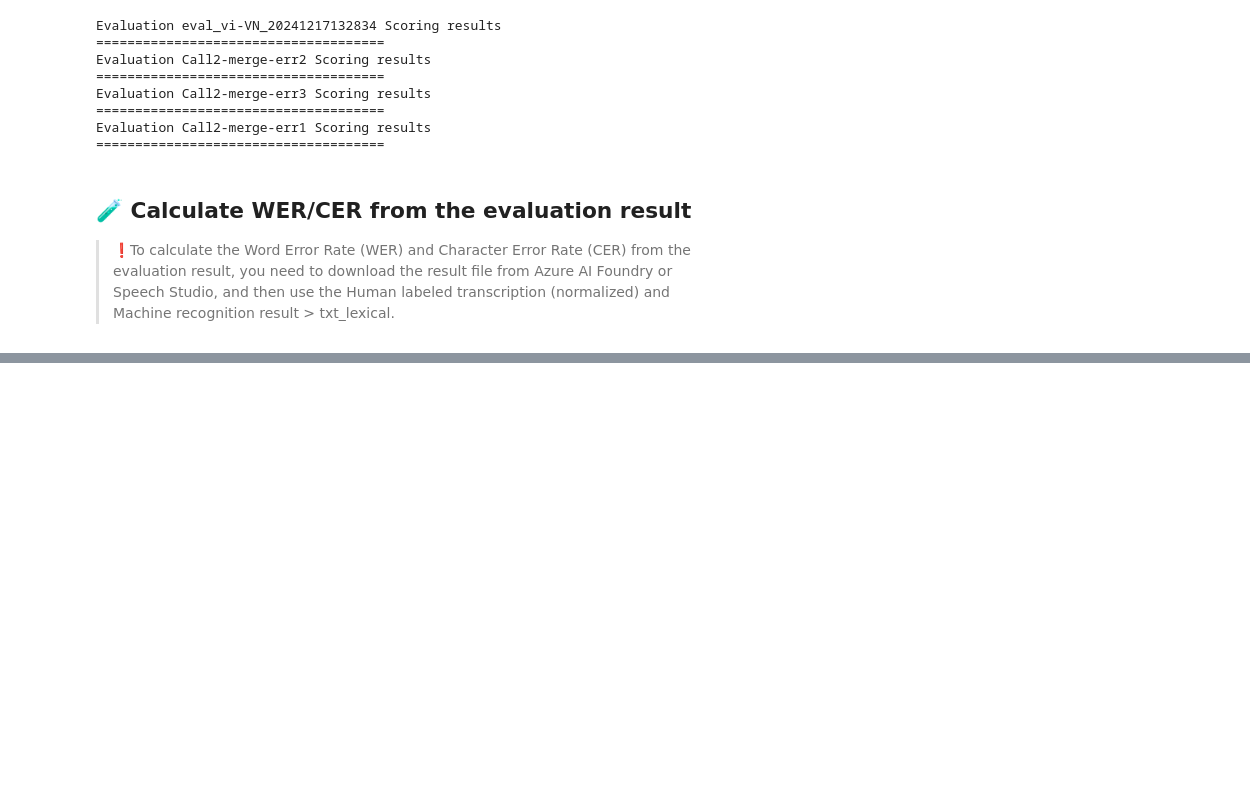
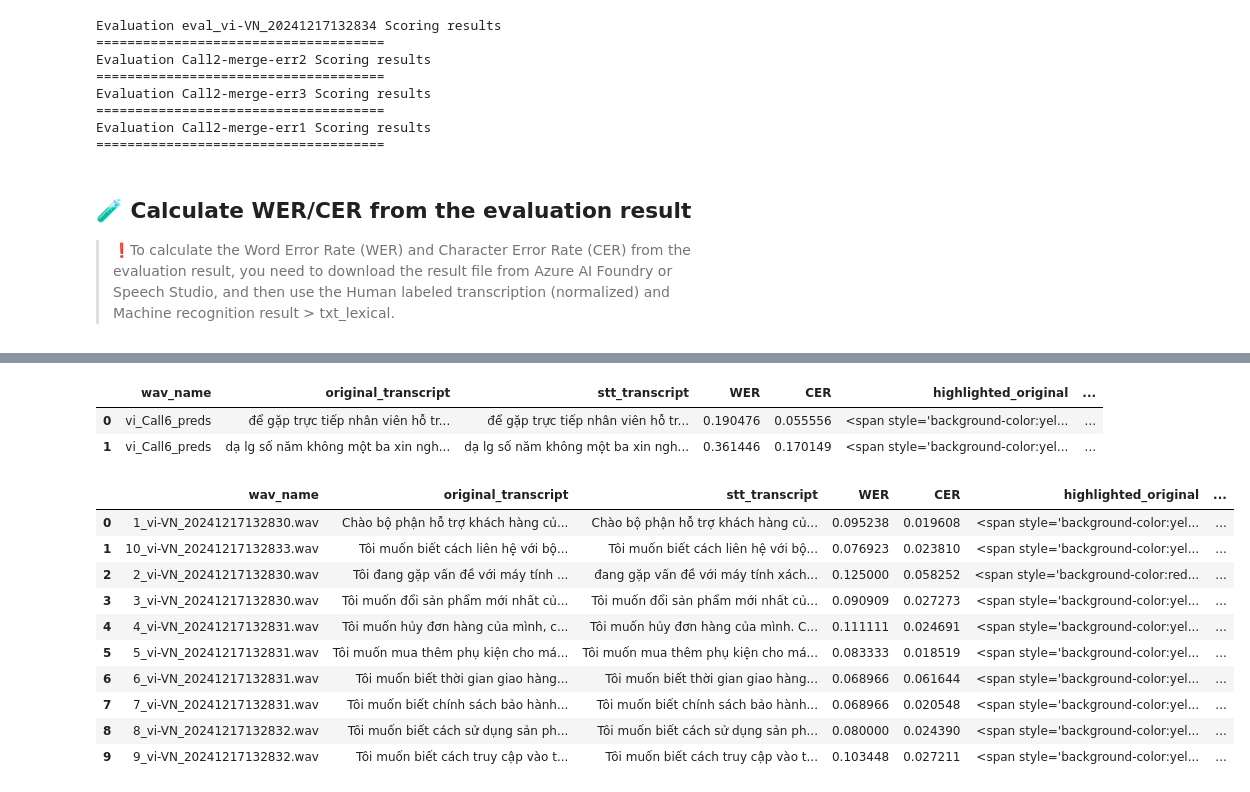
Before and after one commit to hyogrin/Azure_OpenAI_samples, a Jupyter notebook: Azure Custom Speech/4_evaluate_custom_model.ipynb, the cells around one changed output, grey strips where cells are left out. Saved outputs shown, nothing was run; the diff lists cells and outputs as text; code cells hidden in the pictures; blank space fills up the shorter version.

Commit message:
add multi-line support

```diff
--- a/Azure Custom Speech/4_evaluate_custom_model.ipynb
+++ b/Azure Custom Speech/4_evaluate_custom_model.ipynb
@@ -316,0 +255,57 @@ evaluation_df
+# %%
+from utils.wercer_tool import evaluate_stt
+from utils.wercer_tool import OriginFileType
+
+origin_path = "wer_origin"
+#wer_origin_path = "wer_origin"
+stt_folder = "wer_result"
+output_csv_path = "stt_evaluation_results.csv"
+output_html_path = "stt_evaluation_results.html"
+
+evaluation_df = evaluate_stt(
+    # When you have multi lines in the original/stt files, you should use OriginFileType.MULTI_LINE
+    OriginFileType.MULTI_LINE,
+    origin_path=origin_path,
+    stt_folder=stt_folder,
+    output_csv=output_csv_path,
+    output_html=output_html_path
+)
+evaluation_df
+# %% [output]
+|  | wav_name | original_transcript | stt_transcript | WER | CER | highlighted_original | ... |
+| 0 | vi_Call6_preds | ﻿để gặp trực tiếp nhân viên hỗ tr... | ﻿để gặp trực tiếp nhân viên hỗ tr... | 0.190476 | 0.055556 | <span style='background-color:yel... | ... |
+| 1 | vi_Call6_preds | dạ lg số năm không một ba xin ngh... | dạ lg số năm không một ba xin ngh... | 0.361446 | 0.170149 | <span style='background-color:yel... | ... |
+# %%
+from utils.wercer_tool import evaluate_stt
+from utils.wercer_tool import OriginFileType
+
+origin_path = "wer_origin_vi/trans_original.txt"
+#wer_origin_path = "wer_origin"
+stt_folder = "wer_result_vi"
+output_csv_path = "stt_evaluation_results.csv"
+output_html_path = "stt_evaluation_results.html"
+
+evaluation_df = evaluate_stt(
+    # When you have a single line training file with the format:
+    # 1_vi-VN_20241217132830.wav	Chào bộ phận hỗ trợ khách hàng của Contoso Electronics, tôi muốn hỏi về sản phẩm mới nhất của công ty.
+    # 10_vi-VN_20241217132833.wav	Tôi muốn biết cách liên hệ với bộ phận hỗ trợ khách hàng của Contoso Electronics, có thể bạn hướng dẫn tôi cách liên hệ không?
+    # 2_vi-VN_20241217132830.wav	Tôi đang gặp vấn đề với máy tính xách tay của mình, có thể bạn có thể giúp tôi khôi phục dữ liệu không?
+    OriginFileType.SINGLE_LINE_TRAINING,
+    origin_path=origin_path,
+    stt_folder=stt_folder,
+    output_csv=output_csv_path,
+    output_html=output_html_path
+)
+evaluation_df
+# %% [output]
+|  | wav_name | original_transcript | stt_transcript | WER | CER | highlighted_original | ... |
+| 0 | 1_vi-VN_20241217132830.wav | Chào bộ phận hỗ trợ khách hàng củ... | Chào bộ phận hỗ trợ khách hàng củ... | 0.095238 | 0.019608 | <span style='background-color:yel... | ... |
+| 1 | 10_vi-VN_20241217132833.wav | Tôi muốn biết cách liên hệ với bộ... | Tôi muốn biết cách liên hệ với bộ... | 0.076923 | 0.023810 | <span style='background-color:yel... | ... |
+| 2 | 2_vi-VN_20241217132830.wav | Tôi đang gặp vấn đề với máy tính ... | đang gặp vấn đề với máy tính xách... | 0.125000 | 0.058252 | <span style='background-color:red... | ... |
+| 3 | 3_vi-VN_20241217132830.wav | Tôi muốn đổi sản phẩm mới nhất củ... | Tôi muốn đổi sản phẩm mới nhất củ... | 0.090909 | 0.027273 | <span style='background-color:yel... | ... |
+| 4 | 4_vi-VN_20241217132831.wav | Tôi muốn hủy đơn hàng của mình, c... | Tôi muốn hủy đơn hàng của mình. C... | 0.111111 | 0.024691 | <span style='background-color:yel... | ... |
+| 5 | 5_vi-VN_20241217132831.wav | Tôi muốn mua thêm phụ kiện cho má... | Tôi muốn mua thêm phụ kiện cho má... | 0.083333 | 0.018519 | <span style='background-color:yel... | ... |
+| 6 | 6_vi-VN_20241217132831.wav | Tôi muốn biết thời gian giao hàng... | Tôi muốn biết thời gian giao hàng... | 0.068966 | 0.061644 | <span style='background-color:yel... | ... |
+| 7 | 7_vi-VN_20241217132831.wav | Tôi muốn biết chính sách bảo hành... | Tôi muốn biết chính sách bảo hành... | 0.068966 | 0.020548 | <span style='background-color:yel... | ... |
+| 8 | 8_vi-VN_20241217132832.wav | Tôi muốn biết cách sử dụng sản ph... | Tôi muốn biết cách sử dụng sản ph... | 0.080000 | 0.024390 | <span style='background-color:yel... | ... |
+| 9 | 9_vi-VN_20241217132832.wav | Tôi muốn biết cách truy cập vào t... | Tôi muốn biết cách truy cập vào t... | 0.103448 | 0.027211 | <span style='background-color:yel... | ... |
```
Also changed, not shown: parts of 4 cells of this notebook, 14 other files.
